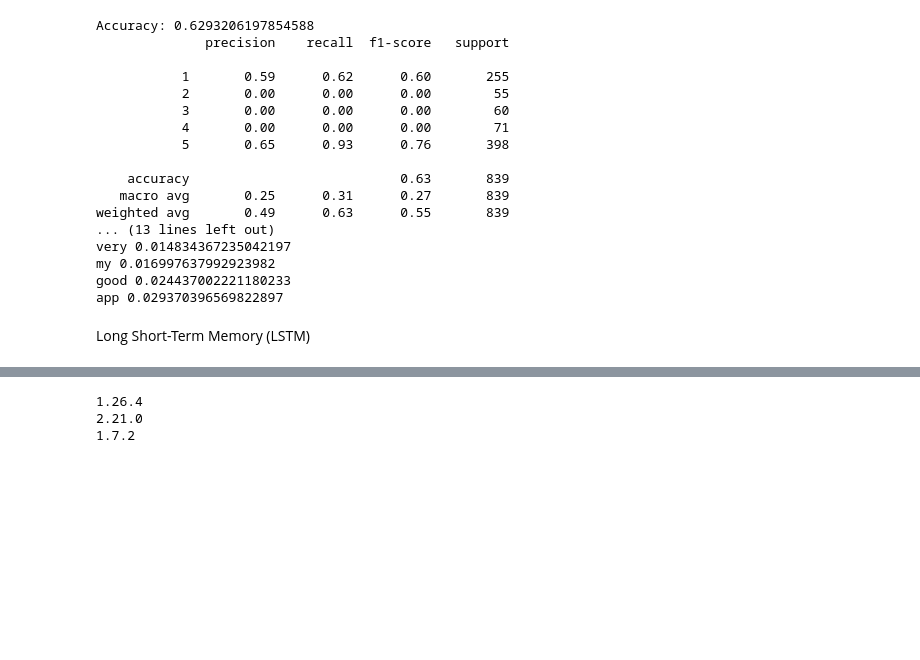
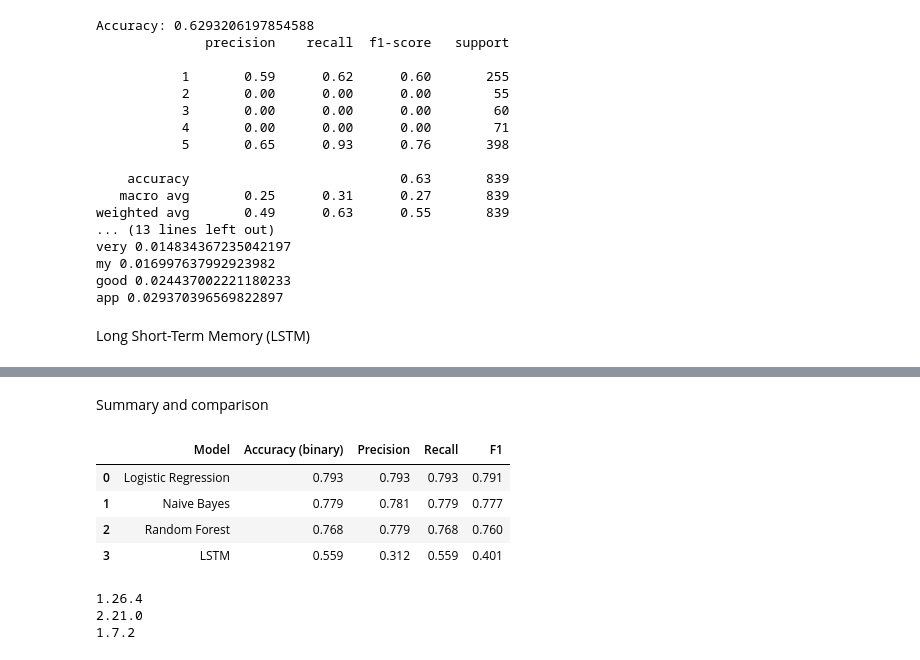
Before and after one commit to hmoverhaug/INFO284, a Jupyter notebook: visualisere.ipynb, the cells around one changed output, grey strips where cells are left out. Cells and saved outputs as stored; diff of their text form; code cells hidden in the pictures; blank space fills up the shorter version.

```diff
--- a/visualisere.ipynb
+++ b/visualisere.ipynb
@@ -498,9 +486,13 @@ model_lstm.compile(
     metrics=['accuracy']
 )
 
-model_lstm.fit(X_train_seq, y_train_binary, epochs=5, batch_size=32, validation_split=0.2)
+history = model_lstm.fit(X_train_seq, y_train_binary, epochs=5, batch_size=32, validation_split=0.2) #need to have history to better understand if the model gets under or over-fitted
 
 loss, acc = model_lstm.evaluate(X_test_seq, y_test_binary)
 print("Accuracy:", acc)
+
+# Get LSTM class predictions (0/1) from the sigmoid probabilities
+lstm_probs = model_lstm.predict(X_test_seq).flatten()
+y_pred_lstm_binary = (lstm_probs >= 0.5).astype(int)
 # %% [output]
 Epoch 1/5
@@ -518,3 +575,51 @@ Accuracy: 0.5589988231658936
+# %% [markdown]
+Summary and comparison
+# %%
+# Convert the other models' multiclass predictions to binary (rating >= 4)
+def to_binary(arr):
+    return (np.asarray(arr) >= 4).astype(int)
+
+y_test_binary_arr = to_binary(y_test)
+y_pred_lr_binary  = to_binary(y_pred_lr)
+y_pred_nb_binary  = to_binary(y_pred_nb)
+y_pred_rf_binary  = to_binary(y_pred_rf)
+
+# Group predictions for easier iteration
+models_multiclass = {
+    'Logistic Regression': y_pred_lr,
+    'Naive Bayes':         y_pred_nb,
+    'Random Forest':       y_pred_rf,
+}
+
+models_binary = {
+    'Logistic Regression': y_pred_lr_binary,
+    'Naive Bayes':         y_pred_nb_binary,
+    'Random Forest':       y_pred_rf_binary,
+    'LSTM':                y_pred_lstm_binary,
+}
+
+
+summary_rows = []
+for name, preds in models_binary.items():
+    p, r, f, _ = precision_recall_fscore_support(
+        y_test_binary_arr, preds, average='weighted', zero_division=0
+    )
+    summary_rows.append({
+        'Model': name,
+        'Accuracy (binary)': round(accuracy_score(y_test_binary_arr, preds), 3),
+        'Precision': round(p, 3),
+        'Recall': round(r, 3),
+        'F1': round(f, 3),
+    })
+
+summary_df = pd.DataFrame(summary_rows)
+summary_df
+# %% [output]
+|  | Model | Accuracy (binary) | Precision | Recall | F1 |
+| 0 | Logistic Regression | 0.793 | 0.793 | 0.793 | 0.791 |
+| 1 | Naive Bayes | 0.779 | 0.781 | 0.779 | 0.777 |
+| 2 | Random Forest | 0.768 | 0.779 | 0.768 | 0.760 |
+| 3 | LSTM | 0.559 | 0.312 | 0.559 | 0.401 |
 # %%
 
 
```
Also changed, not shown: parts of 6 cells of this notebook.
